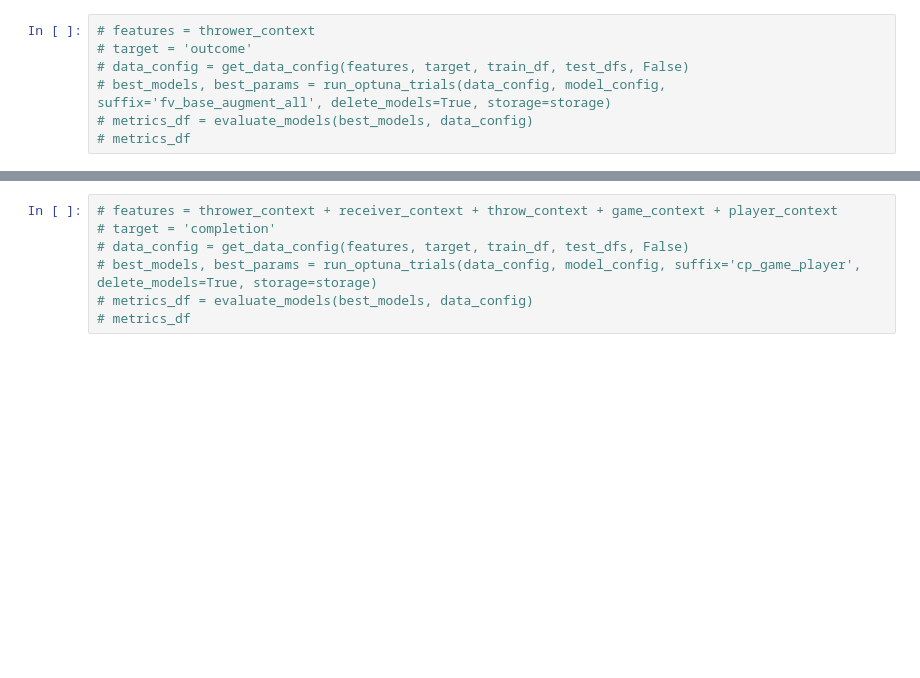
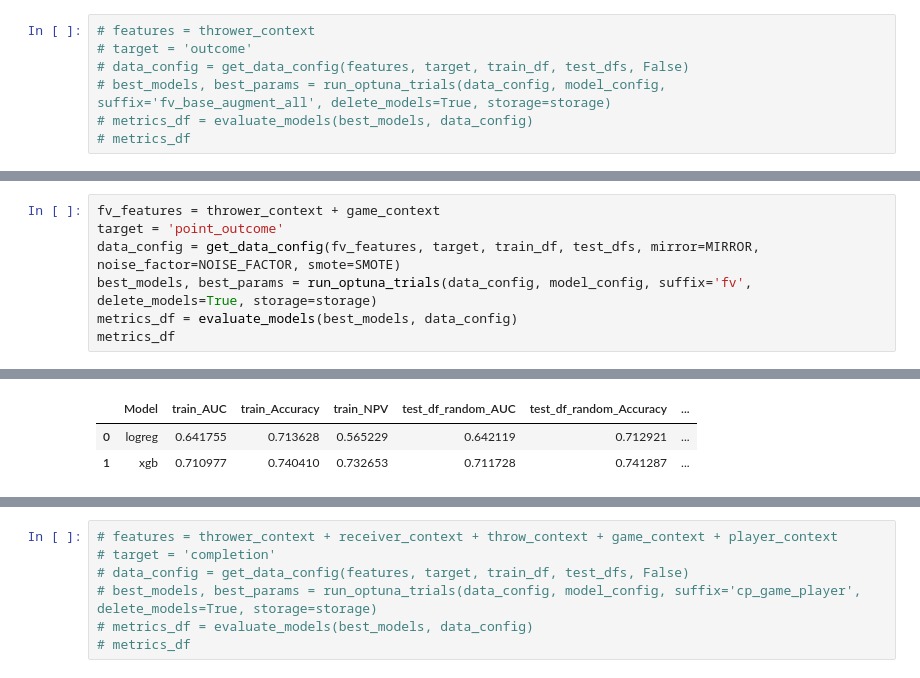
Before and after one commit to BradenEberhard/Expected-Throwing-Value, a Jupyter notebook: models/etv_training.ipynb, the cells around one changed output, grey strips where cells are left out. Cells and saved outputs as stored; diff of their text form; blank space fills up the shorter version.

```diff
--- a/models/etv_training.ipynb
+++ b/models/etv_training.ipynb
@@ -48,0 +49,8 @@ metrics_df
+# %%
+fv_features = thrower_context + game_context
+target = 'point_outcome'
+data_config = get_data_config(fv_features, target, train_df, test_dfs, mirror=MIRROR, noise_factor=NOISE_FACTOR, smote=SMOTE)
+best_models, best_params = run_optuna_trials(data_config, model_config, suffix='fv', delete_models=True, storage=storage)
+metrics_df = evaluate_models(best_models, data_config)
+metrics_df
+# %% [output]
@@ -49 +70,4 @@ metrics_df
+|  | Model | train_AUC | train_Accuracy | train_NPV | test_df_random_AUC | test_df_random_Accuracy | ... |
+| 0 | logreg | 0.641755 | 0.713628 | 0.565229 | 0.642119 | 0.712921 | ... |
+| 1 | xgb | 0.710977 | 0.740410 | 0.732653 | 0.711728 | 0.741287 | ... |
 # %%
```
Also changed, not shown: parts of 6 cells of this notebook, 10 other files.
